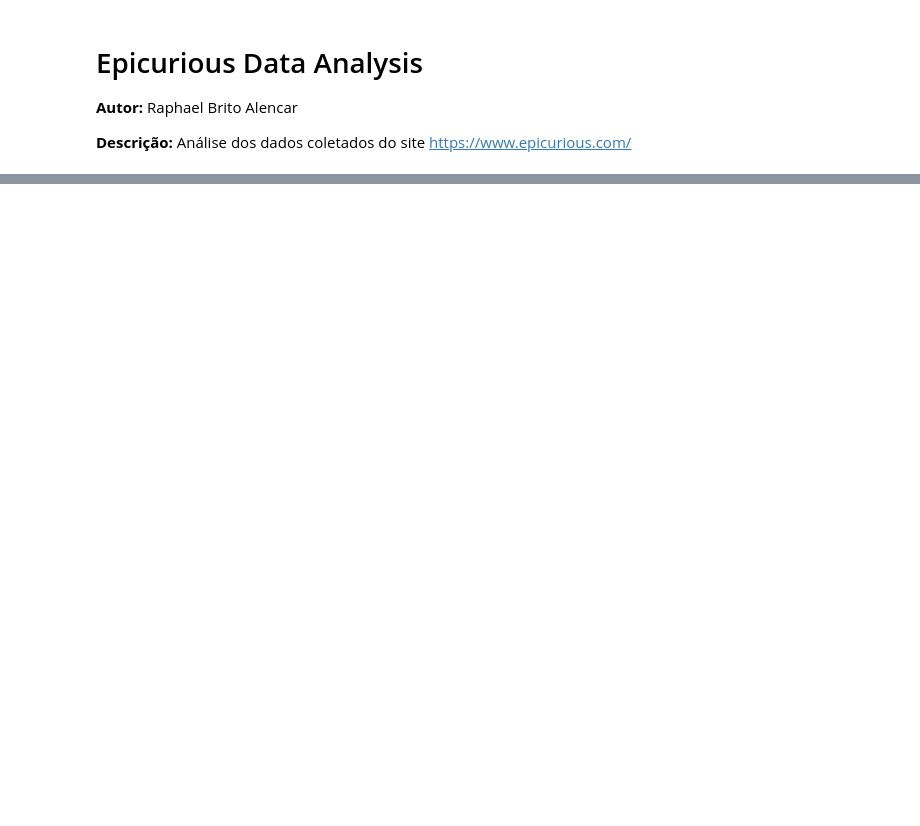
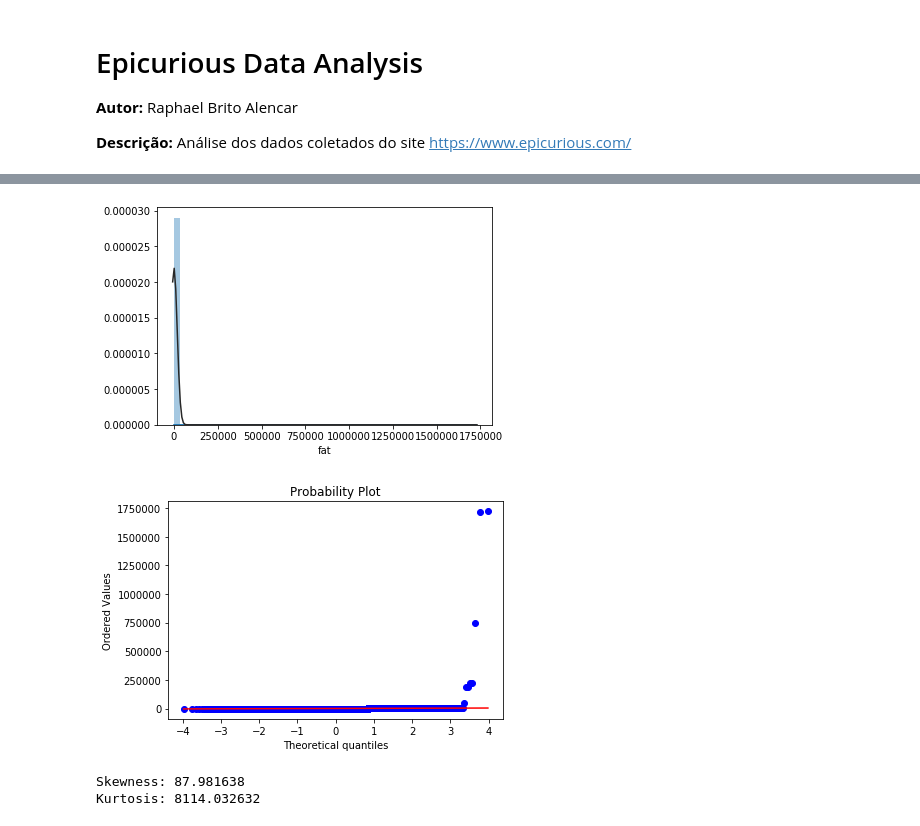
Before and after one commit to raphalencar/epicurious_data_analysis, a Jupyter notebook: Epicurious Data Analysis.ipynb, the cells around one changed output, grey strips where cells are left out. Saved outputs shown, nothing was run; the diff lists cells and outputs as text; code cells hidden in the pictures; blank space fills up the shorter version.

```diff
--- a/Epicurious Data Analysis.ipynb
+++ b/Epicurious Data Analysis.ipynb
@@ -67,0 +187,6 @@ missing_df.sort_values('filling factor (%)').reset_index(drop = True)
+# %%
+# dropando colunas, a principio, desnecessária
+cols = ['desc', 'directions', 'date', 'title']
+
+data.drop(cols, axis=1, inplace=True)
+show_filling_factor(data)
@@ -67,0 +202,6 @@ missing_df.sort_values('filling factor (%)').reset_index(drop = True)
+# %%
+# histograma e normal probability plot
+def create_hist_prob_plot(ser):
+    sns.distplot(ser, fit=norm);
+    fig = plt.figure()
+    res = probplot(ser, plot=plt)
@@ -67,0 +221,4 @@ missing_df.sort_values('filling factor (%)').reset_index(drop = True)
+# %%
+# preenchendo valores com mediana
+data['fat'].fillna(data['fat'].median(), inplace=True)
+show_filling_factor(data)
@@ -67,0 +234,12 @@ missing_df.sort_values('filling factor (%)').reset_index(drop = True)
+# %%
+create_hist_prob_plot(data['fat'])
+# %% [output]
+[figure, added]
+[figure, added]
+# %%
+# skewness and kurtosis
+print("Skewness: %f" % data['fat'].skew())
+print("Kurtosis: %f" % data['fat'].kurt())
+# %% [output]
+Skewness: 87.981638
+Kurtosis: 8114.032632
```
Also changed, not shown: parts of 27 cells of this notebook.
